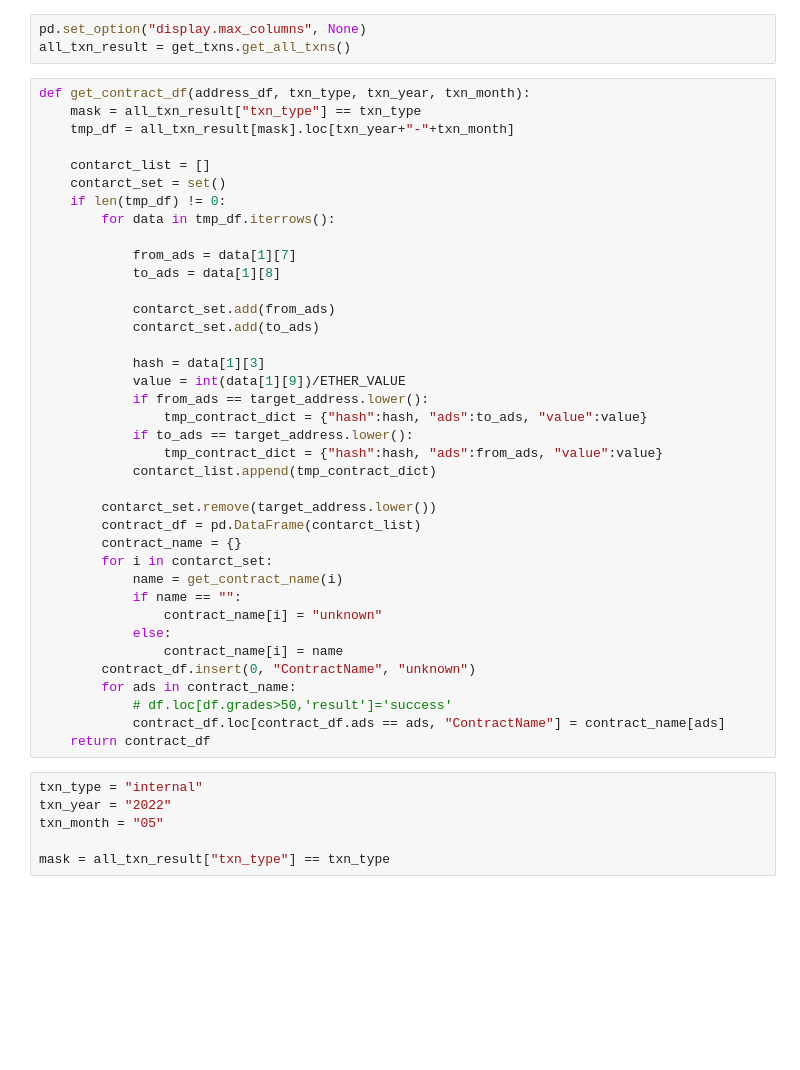
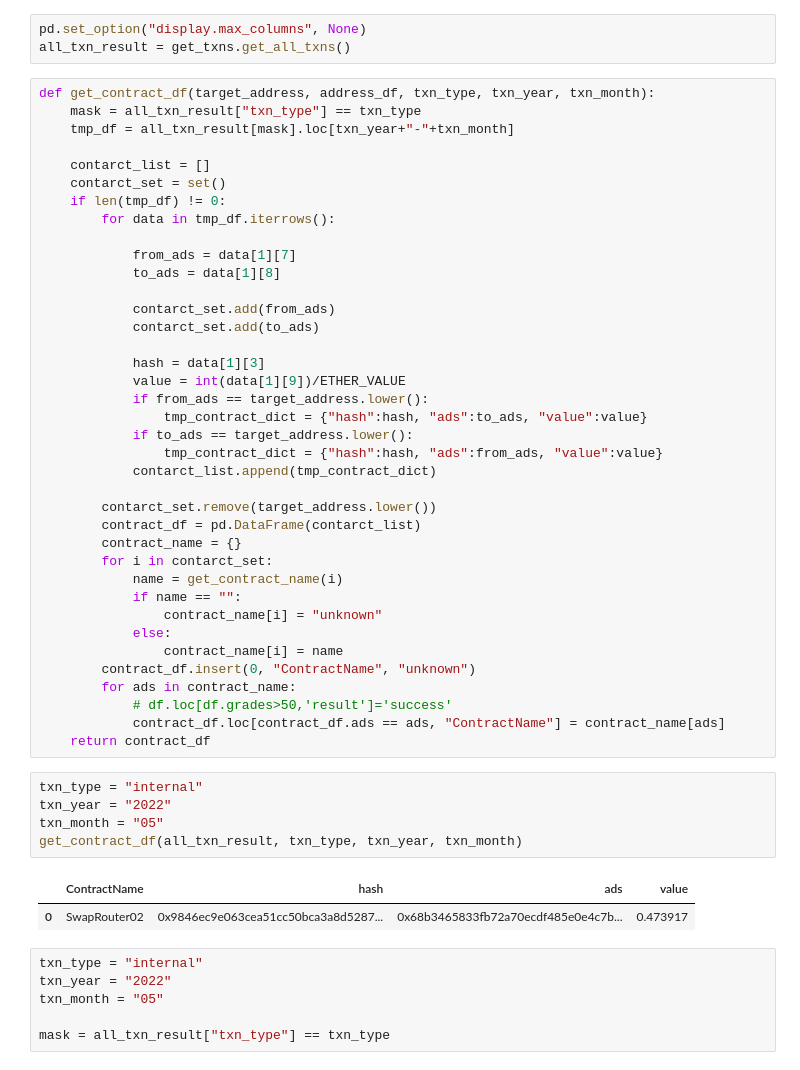
Before and after one commit to j20963j2000/etherscan_analysis_streamlit, a Jupyter notebook: notebook/etherscan_analysis.ipynb, the cells around one changed output. Cells and saved outputs as stored; diff of their text form; blank space fills up the shorter version.

```diff
--- a/notebook/etherscan_analysis.ipynb
+++ b/notebook/etherscan_analysis.ipynb
@@ -171,7 +171,7 @@ get_txns = Get_address_details(target_address)
 pd.set_option("display.max_columns", None)
 all_txn_result = get_txns.get_all_txns()
 # %%
-def get_contract_df(address_df, txn_type, txn_year, txn_month):
+def get_contract_df(target_address, address_df, txn_type, txn_year, txn_month):
     mask = all_txn_result["txn_type"] == txn_type
     tmp_df = all_txn_result[mask].loc[txn_year+"-"+txn_month]
 
@@ -208,6 +208,14 @@ def get_contract_df(address_df, txn_type, txn_year, txn_month):
             # df.loc[df.grades>50,'result']='success'
             contract_df.loc[contract_df.ads == ads, "ContractName"] = contract_name[ads]
     return contract_df
+# %%
+txn_type = "internal"
+txn_year = "2022"
+txn_month = "05"
+get_contract_df(all_txn_result, txn_type, txn_year, txn_month)
+# %% [output]
+|  | ContractName | hash | ads | value |
+| 0 | SwapRouter02 | 0x9846ec9e063cea51cc50bca3a8d5287... | 0x68b3465833fb72a70ecdf485e0e4c7b... | 0.473917 |
 # %%
 txn_type = "internal"
 txn_year = "2022"
```
Also changed, not shown: 2 other files.
